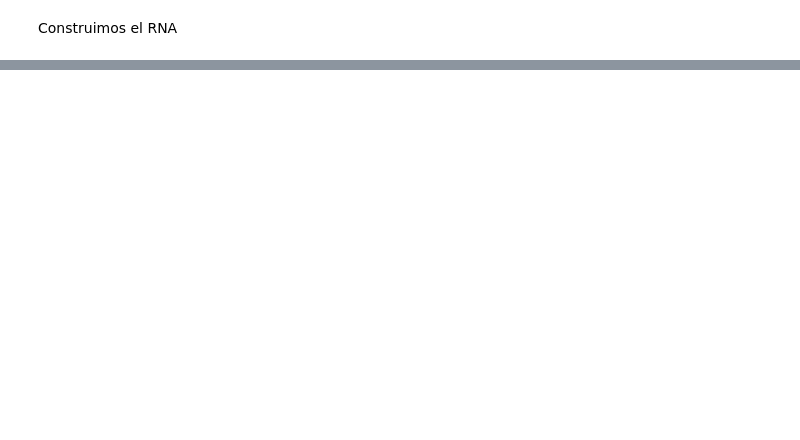
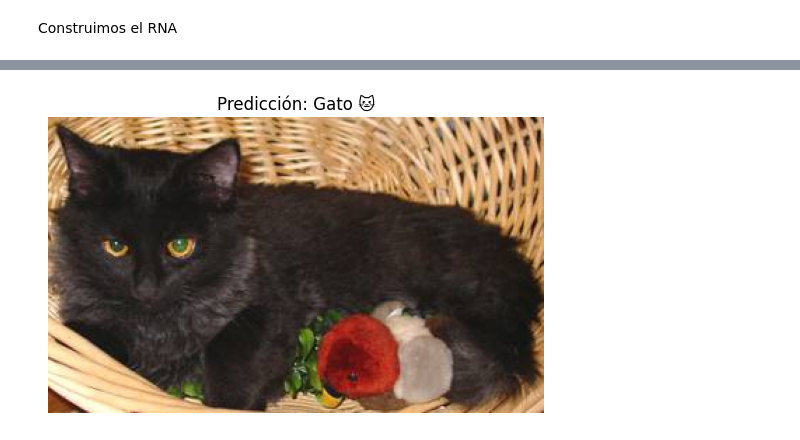
Before and after one commit to KALGonzalez/ML-Clasificar-Imagenes, a Jupyter notebook: src/explore.ipynb, the cells around one changed output, grey strips where cells are left out. Saved outputs shown, nothing was run; the diff lists cells and outputs as text; code cells hidden in the pictures; blank space fills up the shorter version.

```diff
--- a/src/explore.ipynb
+++ b/src/explore.ipynb
@@ -141,0 +175,25 @@ model = Sequential([
+# %%
+from keras.preprocessing import image
+from keras.models import load_model
+import numpy as np
+import matplotlib.pyplot as plt
+
+# Cargar imagen y preprocesar
+img_path = "/workspace/ML-Clasificar-Imagenes/data/test/999.jpg"
+img = image.load_img(img_path, target_size=(224, 224))  # <-- Ojo, MobileNet usa 224x224
+img_array = image.img_to_array(img)
+img_array = img_array / 255.0  # Normalizar
+img_array = np.expand_dims(img_array, axis=0)
+
+# Cargar modelo entrenado
+model = load_model("../models/mobilenetv2_final.h5")
+
+# Predecir
+prediction = model.predict(img_array)
+
+# Mostrar imagen y resultado
+plt.imshow(image.load_img(img_path))
+plt.axis('off')
+plt.title("Predicción: " + ("Perro 🐶" if prediction[0][1] > prediction[0][0] else "Gato 🐱"))
+plt.show()
+# %% [output]
@@ -141,0 +202 @@ model = Sequential([
+[figure, added]
```
Also changed, not shown: parts of 10 cells of this notebook, 4 other files.
